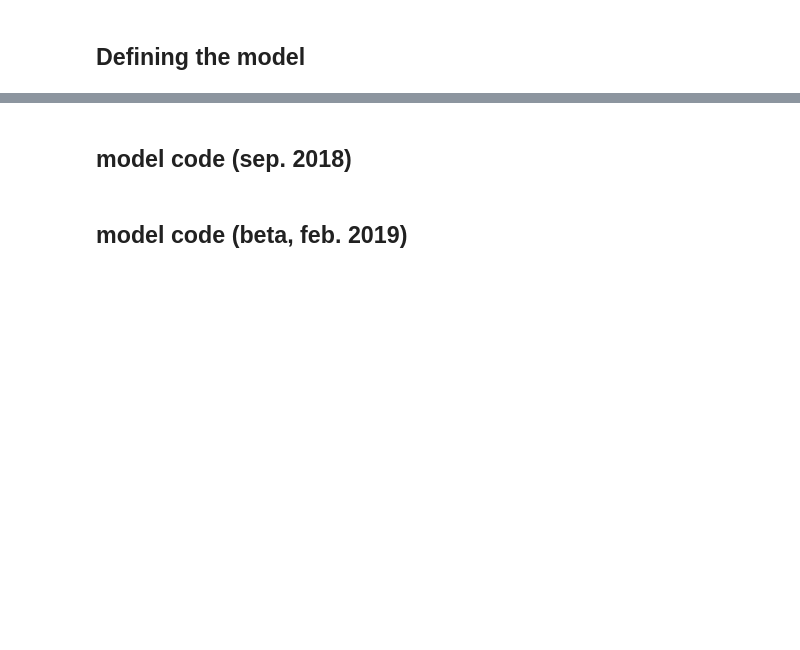
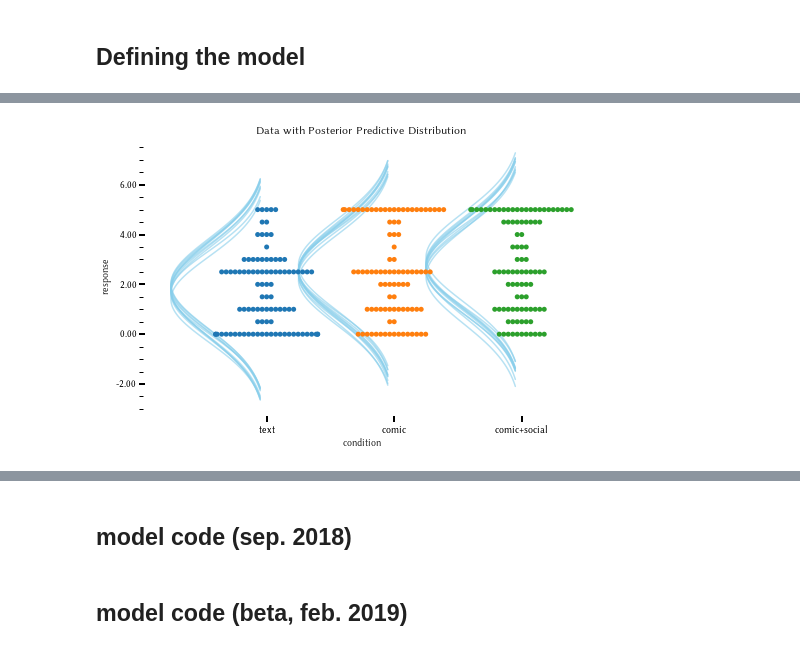
Before and after one commit to CrowdDynamicsLab/ComicPersuasion, a Jupyter notebook: Paper Draft/CHI2019-comic/hari-code/new experiments, feb. 2019 (updated analysis).ipynb, the cells around one changed output, grey strips where cells are left out. Cells and saved outputs as stored; diff of their text form; code cells hidden in the pictures; blank space fills up the shorter version.

```diff
--- a/Paper Draft/CHI2019-comic/hari-code/new experiments, feb. 2019 (updated analysis).ipynb
+++ b/Paper Draft/CHI2019-comic/hari-code/new experiments, feb. 2019 (updated analysis).ipynb
@@ -23,6 +25,7 @@ from IPython.display import Image
 
 %matplotlib inline
 plt.style.use('seaborn-white')
+color = '#87ceeb'
 
 from matplotlib import rcParams
 rcParams['font.family'] = 'sans-serif'
@@ -171,0 +220,51 @@ We have two different groups, who are randomly assigned to the control and treat
+# %%
+# Here we plot the metric predicted variable for each group. Then we superimpose the
+# posterior predictive distribution
+
+comic = trace1['m'][:, 0]
+social = trace1['m'][:, 1]
+text = trace1['m'][:, 2]
+scale = trace1['ySigma'][:]
+
+fig, ax = plt.subplots(1, 1, figsize=(8, 5))
+ax.set_title('Data with Posterior Predictive Distribution')
+
+# sb.violinplot(
+#     'condition',
+#     'response',
+#     split=True,
+#     data=df,
+#     order=["text","comic", "comic+social"],
+#     inner=None,
+#     ax=ax)
+
+sb.swarmplot(
+    'condition',
+    'response',
+    data=df,
+    order=["text","comic", "comic+social"],
+#     color="white",
+#     edgecolor="gray",
+    ax=ax)
+ax.set_xlim(xmin=-1)
+
+for i, grp in enumerate([text, comic, social]):
+    plot_mustache(grp, scale, i, ax)
+
+z = ax
+z.yaxis.set_major_formatter(FormatStrFormatter('%.2f'))
+z.tick_params(direction='in', length=6, width=2, colors='k', which='major')
+z.tick_params(
+    direction='in', length=4, width=1, colors='k', which='minor', bottom=False)
+z.yaxis.set_ticks_position('left')
+z.spines['right'].set_visible(False)
+z.spines['top'].set_visible(False)
+z.spines['left'].set_visible(False)
+z.spines['bottom'].set_visible(False)
+z.spines['bottom'].set_position(('outward', 10))
+
+z.minorticks_on()
+
+fig.savefig("data, with basic ANOVA-like posterior predictions.pdf")
+# %% [output]
+[figure, added]
```
Also changed, not shown: parts of 42 cells of this notebook, 8 other files.
